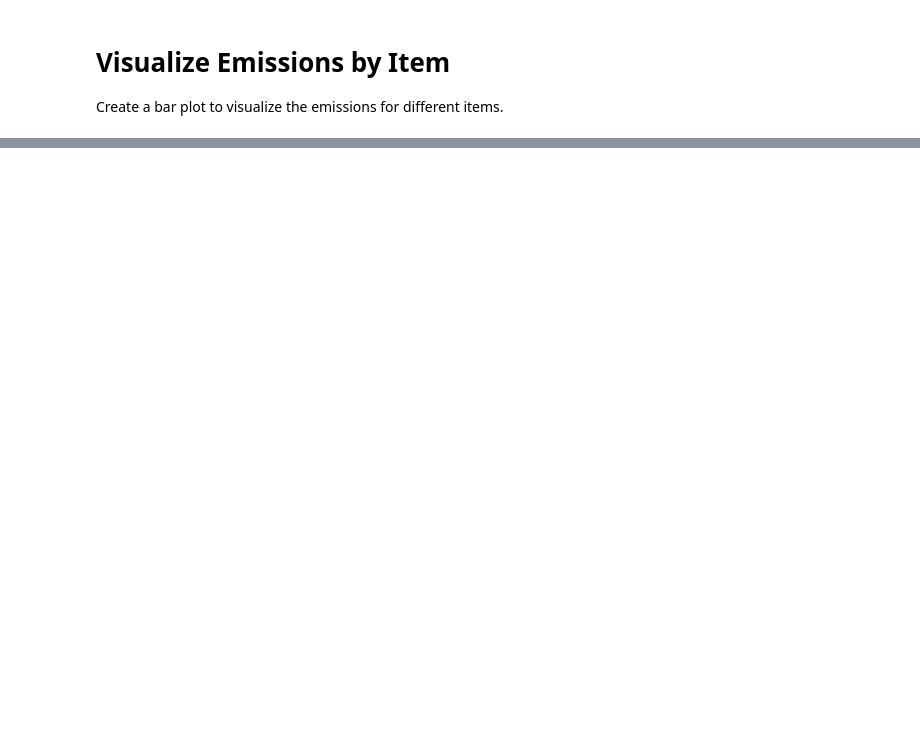
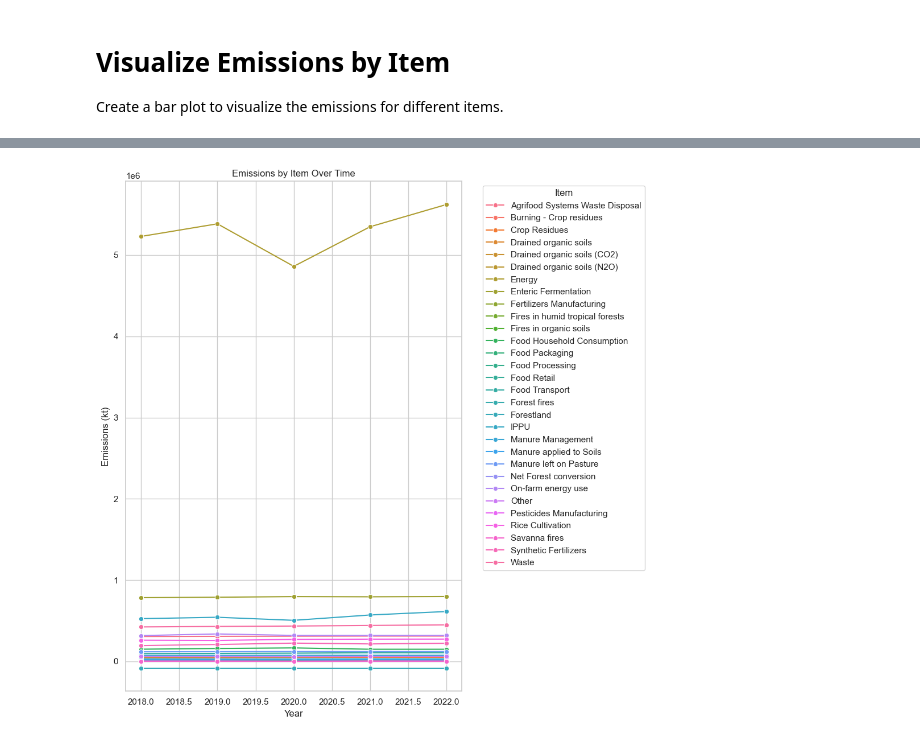
Before and after one commit to novice0/Dsci-Sem-Project, a Jupyter notebook: visualation_agriculture.ipynb, the cells around one changed output, grey strips where cells are left out. Drawn from its saved outputs; the diff is of its cells as text; code cells hidden in the pictures; blank space fills up the shorter version.

```diff
--- a/visualation_agriculture.ipynb
+++ b/visualation_agriculture.ipynb
@@ -134,3 +130,18 @@ Passing `palette` without assigning `hue` is deprecated and will be removed in v
+# %%
+# General plot 2: Emissions by Item over time
+emissions_by_item = agriculture_df.groupby(["Year", "Item"])["Value"].sum().reset_index()
+# Create subplots
+fig, axs = plt.subplots(1, 1, figsize=(10, 10))
+# Plot 2: Emissions by Item Over Time
+sns.lineplot(data=emissions_by_item, x="Year", y="Value", hue="Item", marker="o")
+axs.set_title("Emissions by Item Over Time")
+axs.set_ylabel("Emissions (kt)")
+axs.set_xlabel("Year")
+axs.legend(title="Item", bbox_to_anchor=(1.05, 1), loc='upper left')
+plt.tight_layout()
+plt.show()
+# %% [output]
+[figure, added]
 # %%
 # Plot 3: Emissions by Element
 # Set style for plots
```
Also changed, not shown: parts of 6 cells of this notebook, 2 other files.
